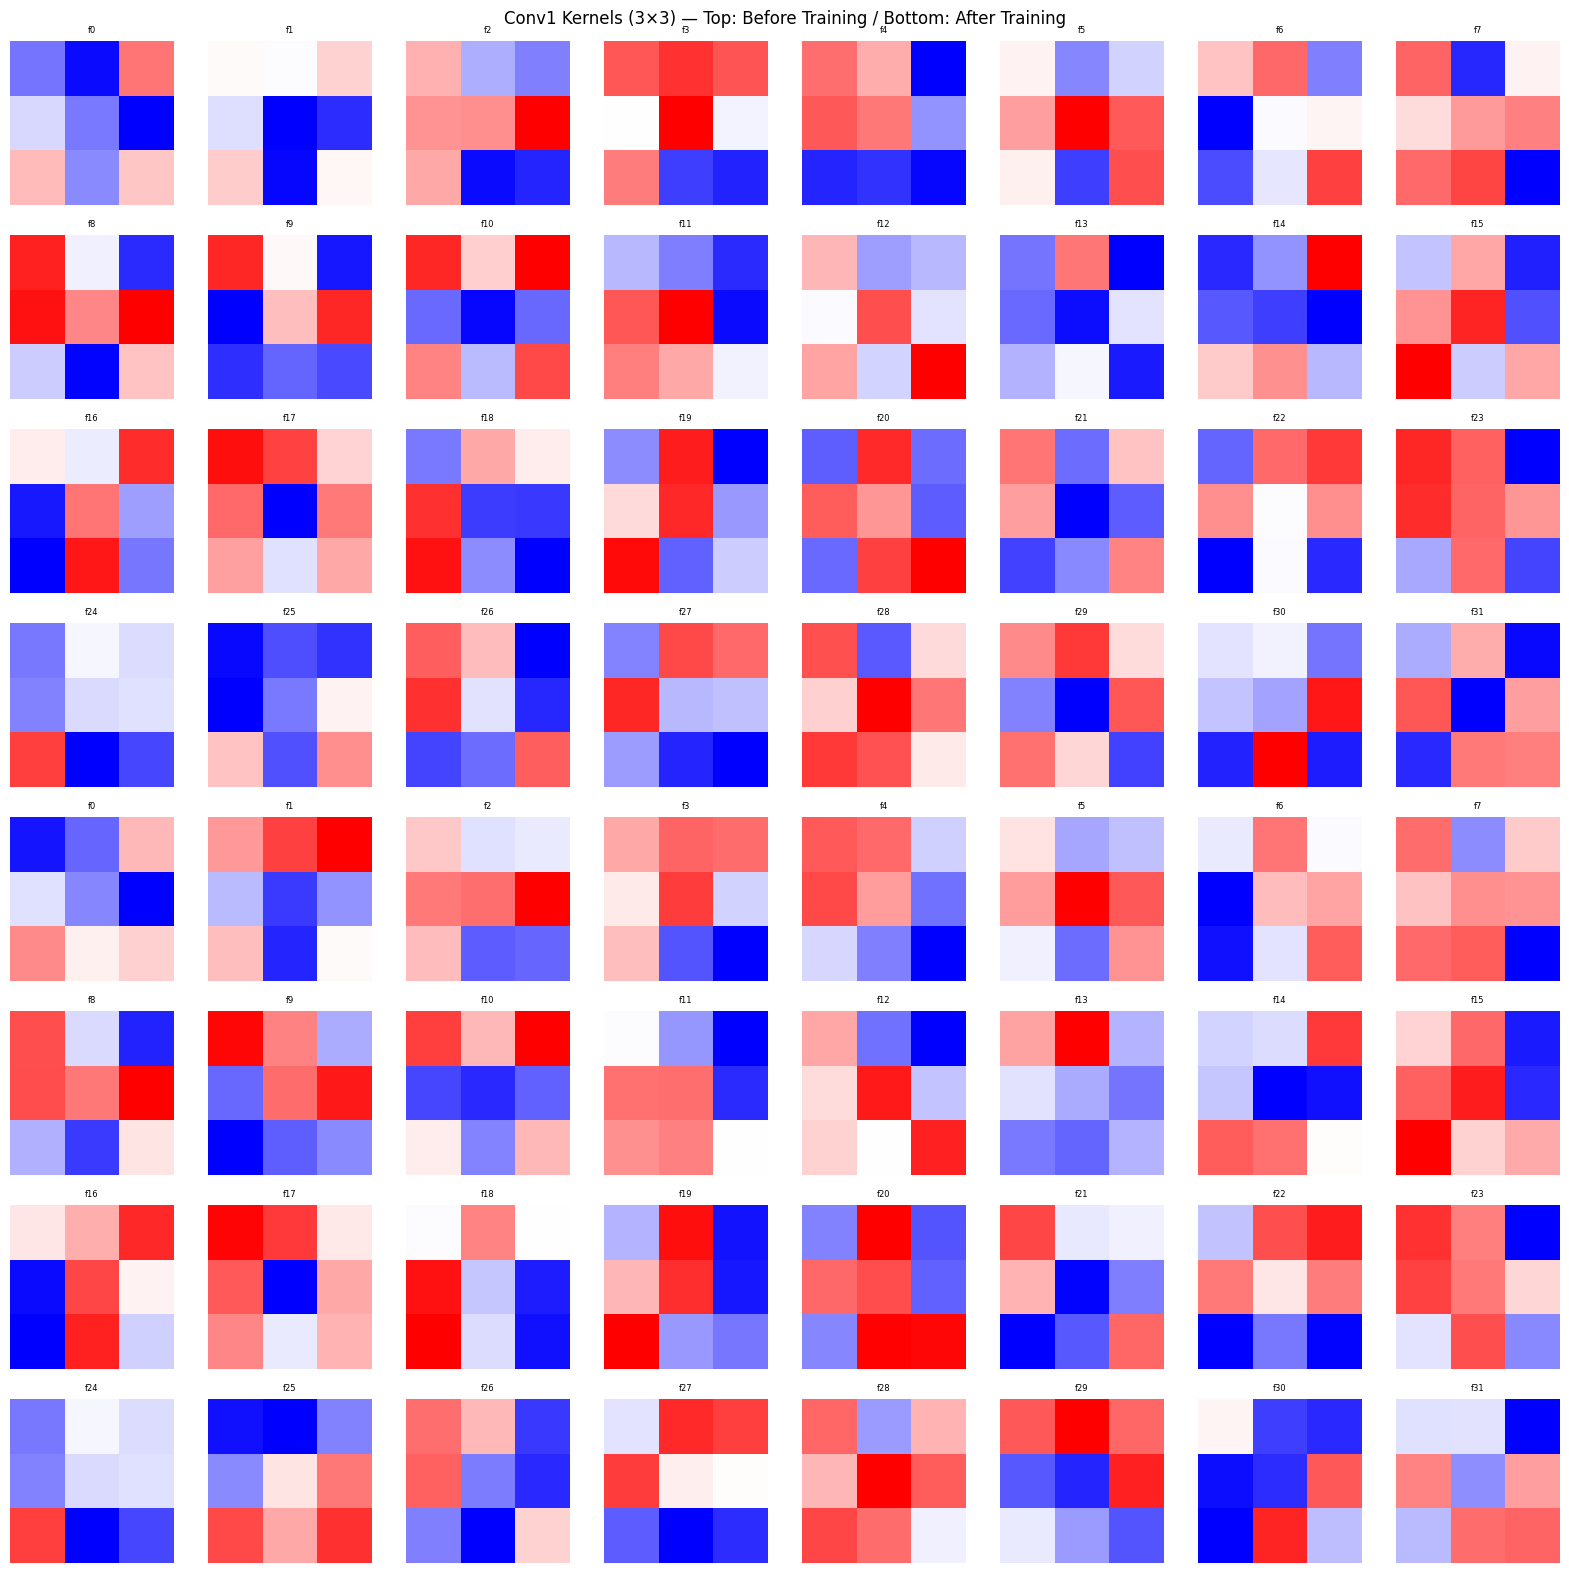
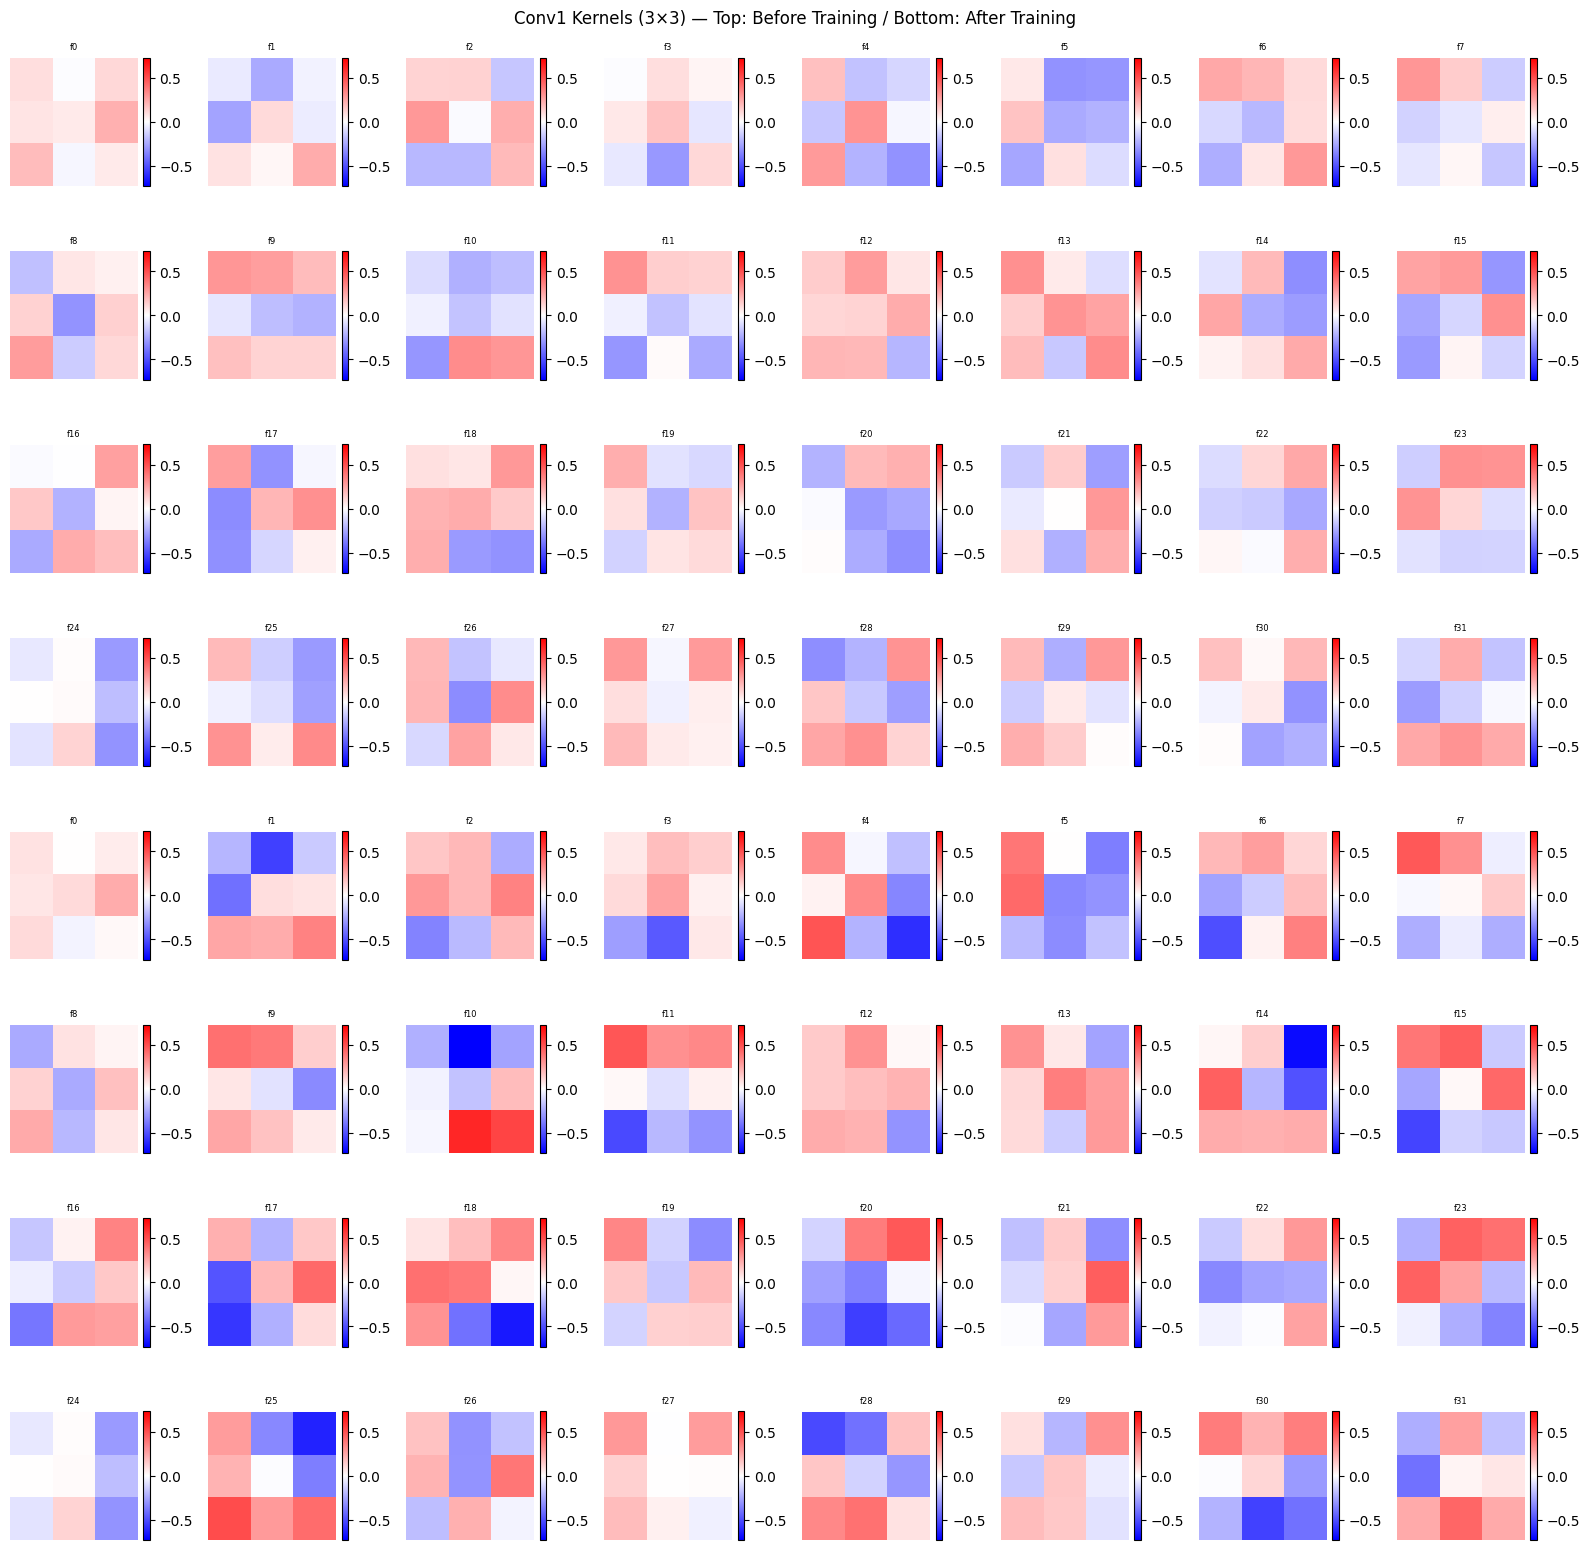
The change to this notebook cell's code, shown as a diff; its figure went from the first image to the second:
--- before
+++ after
@@ -4,10 +4,12 @@
 init_weight    = init_conv1_weight.cpu().numpy()          # 学習前（Cell 8 で保存）
 
-def plot_kernels(weights, title, axes_row):
+vmax_all = max(abs(init_weight).max(), abs(learned_weight).max())
+
+def plot_kernels(weights, title, axes_row, vmax):
     """32 個の 3×3 カーネルを 4×8 グリッドで描画"""
     for i, ax in enumerate(axes_row.flatten()):
         k = weights[i, 0]  # (3, 3)
-        vmax = max(abs(k.min()), abs(k.max()))
-        ax.imshow(k, cmap='bwr', vmin=-vmax, vmax=vmax)
+        im = ax.imshow(k, cmap='bwr', vmin=-vmax, vmax=vmax)
+        plt.colorbar(im, ax=ax, fraction=0.046, pad=0.04)
         ax.set_title(f'f{i}', fontsize=6)
         ax.axis('off')
@@ -17,6 +19,6 @@
 bottom_axes = axes[4:]   # 下 4 行: 学習後
 
-plot_kernels(init_weight,    'Before Training', top_axes)
-plot_kernels(learned_weight, 'After Training',  bottom_axes)
+plot_kernels(init_weight,    'Before Training', top_axes,    vmax_all)
+plot_kernels(learned_weight, 'After Training',  bottom_axes, vmax_all)
 
 fig.suptitle('Conv1 Kernels (3×3) — Top: Before Training / Bottom: After Training', fontsize=12)
@@ -24,2 +26,3 @@
 plt.show()
 print(f"Conv1 weight shape: {learned_weight.shape}  (out_ch, in_ch, kH, kW)")
+print(f"Global vmax: {vmax_all:.4f}")

Commit: Add global vmax and per-kernel colorbars to Cell 12 kernel visualization